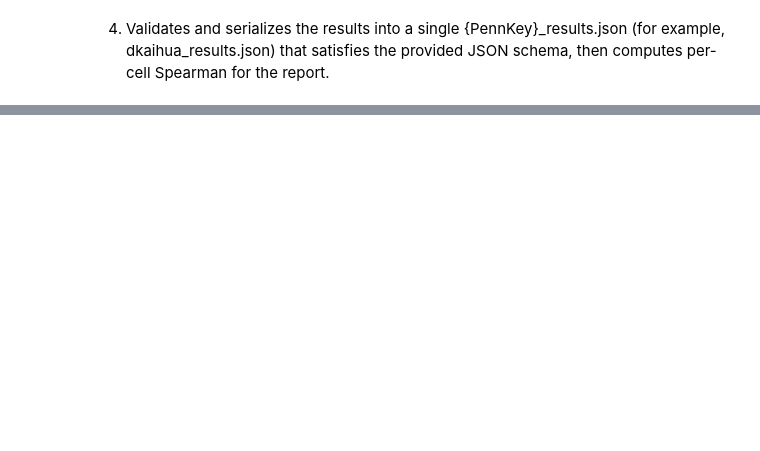
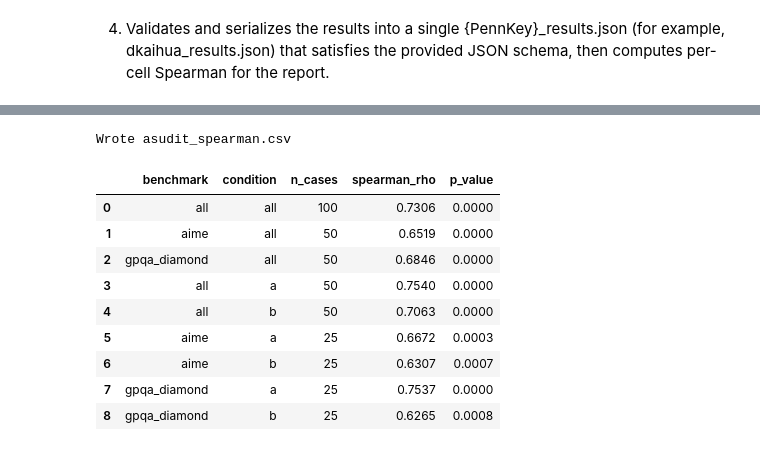
Before and after one commit to asudit123/CIT-5900-Final-Project, a Jupyter notebook: Project 2.ipynb, the cells around one changed output, grey strips where cells are left out. Drawn from its saved outputs; the diff is of its cells as text; code cells hidden in the pictures; blank space fills up the shorter version.

```diff
--- a/Project 2.ipynb
+++ b/Project 2.ipynb
@@ -254,6 +254,7 @@ def run_agent(system_prompt,
                 }
 
             except Exception as e:
+
                 if attempt < max_retries:
                     sleep_time = (2 ** attempt) + random.random()
                     time.sleep(sleep_time)
@@ -343,10 +344,11 @@ for model in gpqa_repo.keys():
 aime_repo = {"gpt-4.1-mini":copy.deepcopy(aime_responses), "gpt-4.1":copy.deepcopy(aime_responses)}
 for model in aime_repo.keys():
     for case_id in aime_id:
+        case = aime_data_filter[case_id]
         #system_prompt_gpqa = generate_gpqa_prompt(gpqa_data_filter[id]['subject'])
         run_agent(system_prompt=system_prompt_aime,
                   model=model,
-                  user_message=case["question"],
+                  user_message=case['question'],
                   case_id=case_id,
                   repository=aime_repo[model],
                   benchmark="aime",
@@ -831,0 +1157,76 @@ R_0 equals A.
+# %%
+#Build Spearman
+
+def safe_spearman(group):
+    if group["C"].nunique() < 2 or group["A"].nunique() < 2:
+        return np.nan, np.nan
+
+    rho, p_value = spearmanr(group["C"], group["A"])
+    return rho, p_value
+
+
+spearman_rows = []
+
+# Overall
+rho, p_value = safe_spearman(final_df)
+spearman_rows.append({
+    "benchmark": "all",
+    "condition": "all",
+    "n_cases": len(final_df),
+    "spearman_rho": rho,
+    "p_value": p_value,
+})
+
+# By benchmark
+for benchmark, group in final_df.groupby("benchmark"):
+    rho, p_value = safe_spearman(group)
+    spearman_rows.append({
+        "benchmark": benchmark,
+        "condition": "all",
+        "n_cases": len(group),
+        "spearman_rho": rho,
+        "p_value": p_value,
+    })
+
+# By condition
+for condition, group in final_df.groupby("condition"):
+    rho, p_value = safe_spearman(group)
+    spearman_rows.append({
+        "benchmark": "all",
+        "condition": condition,
+        "n_cases": len(group),
+        "spearman_rho": rho,
+        "p_value": p_value,
+    })
+
+# By benchmark-condition cell
+for (benchmark, condition), group in final_df.groupby(["benchmark", "condition"]):
+    rho, p_value = safe_spearman(group)
+    spearman_rows.append({
+        "benchmark": benchmark,
+        "condition": condition,
+        "n_cases": len(group),
+        "spearman_rho": rho,
+        "p_value": p_value,
+    })
+
+spearman_df = pd.DataFrame(spearman_rows)
+spearman_df["spearman_rho"] = spearman_df["spearman_rho"].round(4)
+spearman_df["p_value"] = spearman_df["p_value"].round(4)
+
+spearman_df.to_csv(SPEARMAN_PATH, index=False)
+
+print(f"Wrote {SPEARMAN_PATH}")
+display(spearman_df)
+# %% [output]
+Wrote asudit_spearman.csv
+|  | benchmark | condition | n_cases | spearman_rho | p_value |
+| 0 | all | all | 100 | 0.7306 | 0.0000 |
+| 1 | aime | all | 50 | 0.6519 | 0.0000 |
+| 2 | gpqa_diamond | all | 50 | 0.6846 | 0.0000 |
+| 3 | all | a | 50 | 0.7540 | 0.0000 |
+| 4 | all | b | 50 | 0.7063 | 0.0000 |
+| 5 | aime | a | 25 | 0.6672 | 0.0003 |
+| 6 | aime | b | 25 | 0.6307 | 0.0007 |
+| 7 | gpqa_diamond | a | 25 | 0.7537 | 0.0000 |
+| 8 | gpqa_diamond | b | 25 | 0.6265 | 0.0008 |
```
Also changed, not shown: parts of 8 cells of this notebook.
